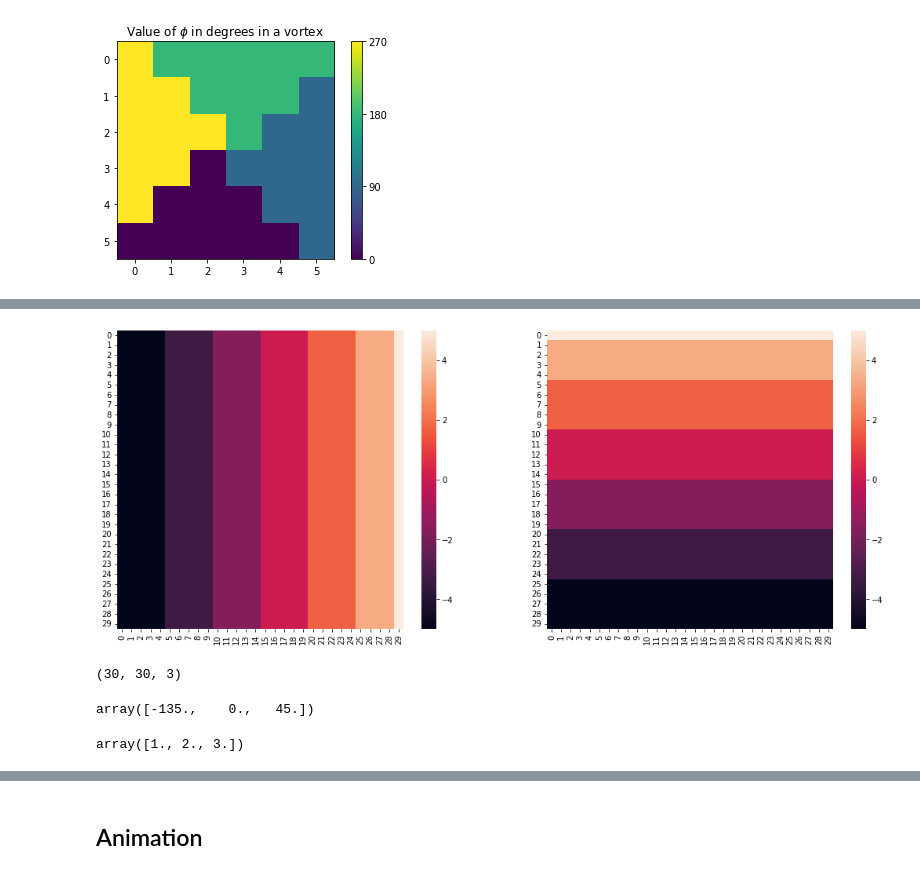
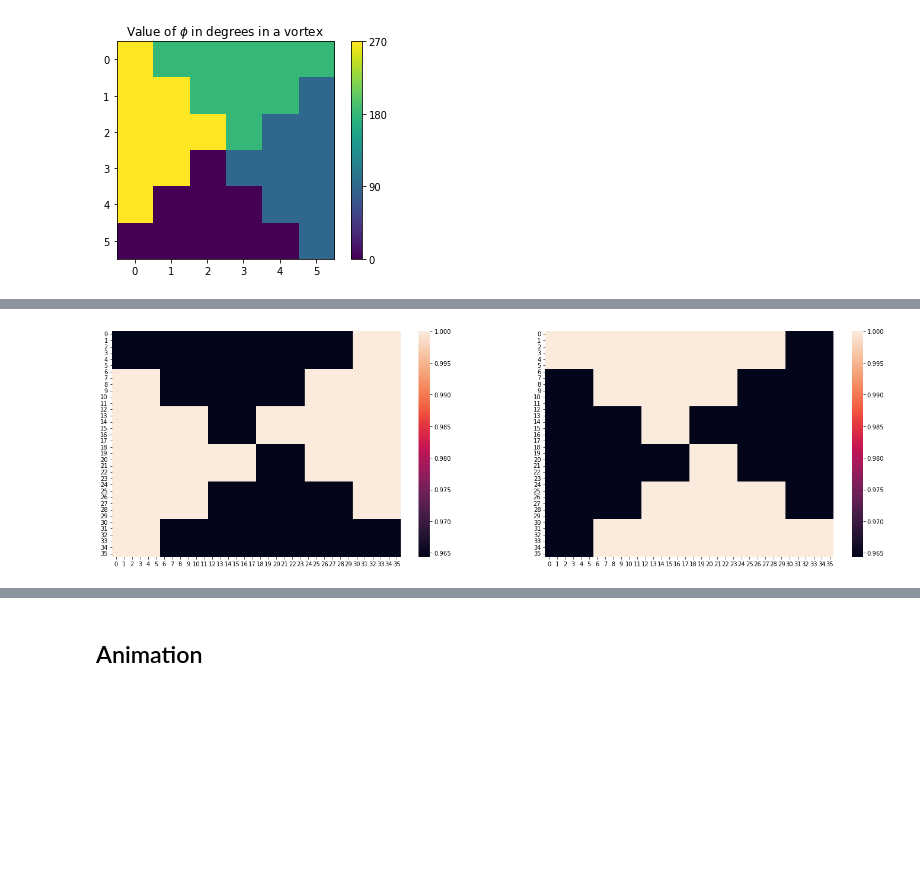
Before and after one commit to tornikeo/fe_vortex_optic_gates, a Jupyter notebook: simulation.ipynb, the cells around one changed output, grey strips where cells are left out. Cells and saved outputs as stored; diff of their text form; code cells hidden in the pictures; blank space fills up the shorter version.

```diff
--- a/simulation.ipynb
+++ b/simulation.ipynb
@@ -41,7 +43,7 @@ width = 1
 ratio = 0.53
 h = 10 # nanometers
 lamd = h / ratio # nanometers
-k_0 = 0.01 * (h/lamd) ** -2 # Used for eps hat calculation
+k_0 = 0.01 * ((h/lamd) ** (-2)) # Used for eps hat calculation
 
 pml_size = np.ceil(lamd * 0.50)
 pml_sep = np.ceil(lamd * 0.08)
@@ -56,3 +58,6 @@ courant = courant_factor * (eps ** .5) / (2 ** .5) # no dim.
 # this is pixels per scale (nanometers here).
 # The vortices have size 10nmx10nm, and consist of
 # 6x6 cells. So, the resolution should be
+
+resolution = math.ceil(max(1 / (lamd / 10), 1 / (h / 36)))
+resolution,k_0
@@ -122,8 +114,0 @@ sns.heatmap(xarr)
-# %%
-
-import math
-def round_multiple(x,base):
-    return base * round(x / base + 1e-8)
-
-for i in range(10):
-    print(round_multiple(i,2))
@@ -158,0 +115,10 @@ ValueError: object too deep for desired array
+# %%
+vortex_rads = np.zeros((6,6))
+d = 3
+for val in [pi * 1.5, pi, pi * .5, 0]:
+    for x,y in product(range(6), range(6)):
+        if y - d >= abs(x - d):
+            vortex_rads[x,y] = val
+    vortex_rads = np.rot90(vortex_rads)
+import seaborn as sns
+sns.heatmap(vortex_rads)
@@ -159,59 +128,50 @@ ValueError: object too deep for desired array
 # %%
 center = mp.Vector3(0,0,0)
 size = mp.Vector3(10,10,0)
-bins = np.linspace([-size.x/2,-size.y/2],[+size.x/2, +size.y/2],6)
-
+bins = np.linspace([-size.x/2,-size.y/2],[+size.x/2, +size.y/2],7)
 
 def eps_function(p):
     p =  p - center
     x,y = p.x,p.y
     sx, sy = size.x, size.y
+    x = np.digitize(x,bins[:,0],right=False)
+    y = np.digitize(y,bins[:,1],right=False)
+    x = np.clip(x, 1, 6) - 1
+    y = np.clip(y, 1, 6) - 1
+
     # dx,dy = size.x / 6, size.y / 6
-    x = np.linspace(-sx,sx,6)
     # x,y = round_multiple(x,max_x/3),round_multiple(y,max_y/3),
 
     # angle = np.arctan2(y, x) * 180 / np.pi
     # angle = round_multiple(angle, pi/2)
 
-    eps_1 = x#1 - k_0 * np.sin(angle) ** 2 # first eps (for Ex)
-    eps_3 = y#1 - k_0 * np.cos(angle) ** 2 # middle eps (for Ey)
+    # eps_1 = vortex_rads[x,y] * 180 / pi
+    eps_1 = 1 - k_0 * np.sin(vortex_rads[x,y]) ** 2 # first eps (for Ex)
+    # eps_3 = vortex_rads[x,y] * 180 / pi
+    eps_3 = 1 - k_0 * np.cos(vortex_rads[x,y]) ** 2 # middle eps (for Ey)
     eps_4 = 1 # last eps (For Ez)
     return mp.Medium(epsilon_diag=(eps_1, eps_3, eps_4))
     # return mp.Medium(epsilon_diag=(2, 2, 2))
 
-res = 30
+res = 36
+# res = 18
 xx,yy = np.meshgrid(
     np.linspace(-5,5,res),
-    np.linspace(5,-5,res),
+    np.linspace(-5,5,res),
     indexing='xy'
 )
 out = np.zeros((res,res,3))
 for i in range(res):
     for j in range(res):
         loc = mp.Vector3(xx[i,j],yy[i,j])
         out[i,j,:] = np.array(eps_function(loc).epsilon_diag)
 
 
-plt.figure(figsize=(18,7))
+plt.figure(figsize=(24,7))
 for i in range(2):
     plt.subplot(1,2,i + 1)
     # plt.imshow(out[...,i])
     sns.heatmap(out[...,i], )#annot=True, fmt=".1e", annot_kws={"fontsize":4})
     # plt.colorbar()
 # %% [output]
-[figure, old version]
+[figure, new version]
-# %%
-out.shape
-# %% [output]
-(30, 30, 3)
-# %%
-np.arctan2(
-    np.linspace(-1,1,3),
-    np.linspace(-1,1,3),
-) * 180 / pi
-# %% [output]
-array([-135.,    0.,   45.])
-# %%
-np.array(mp.Medium(epsilon_diag=(1,2,3)).epsilon_diag)
-# %% [output]
-array([1., 2., 3.])
```
Also changed, not shown: parts of 19 cells of this notebook.
